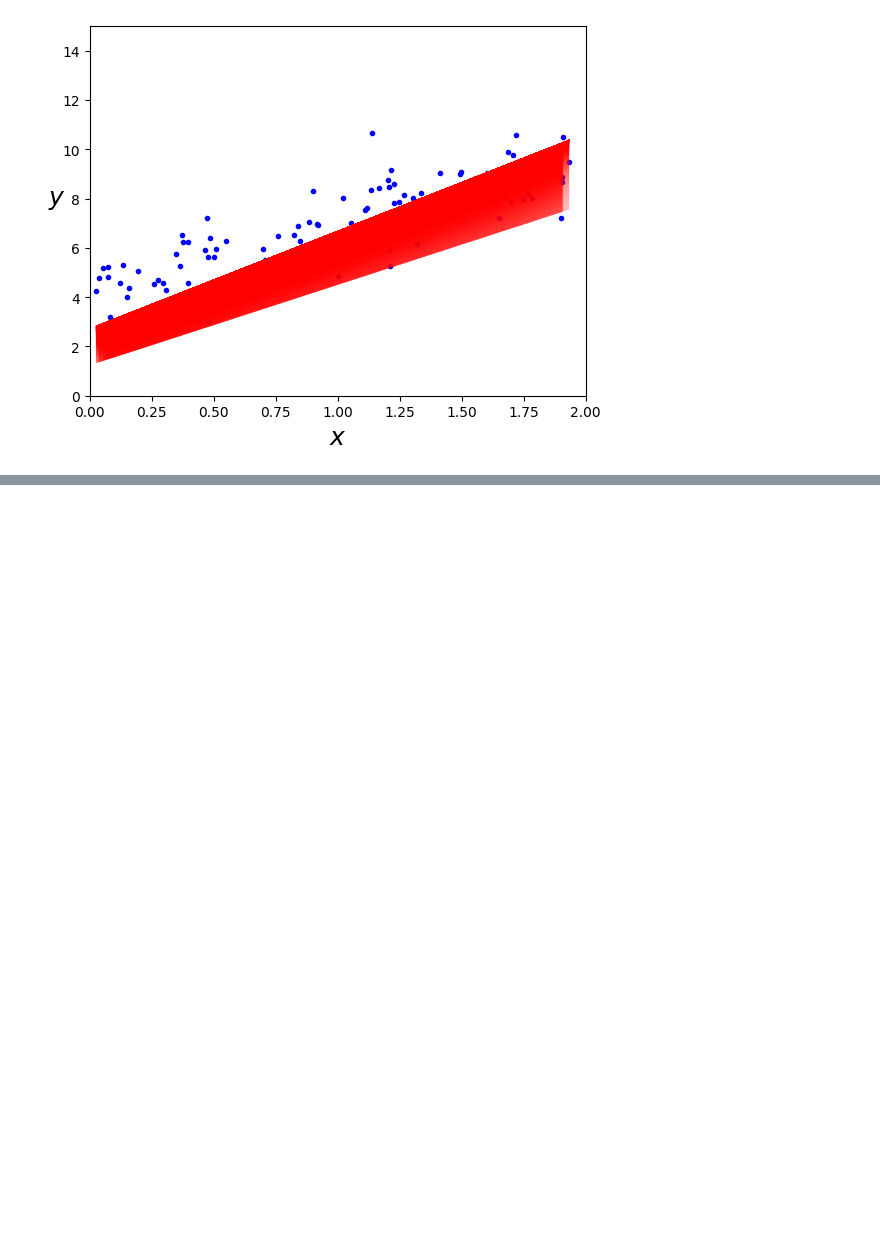
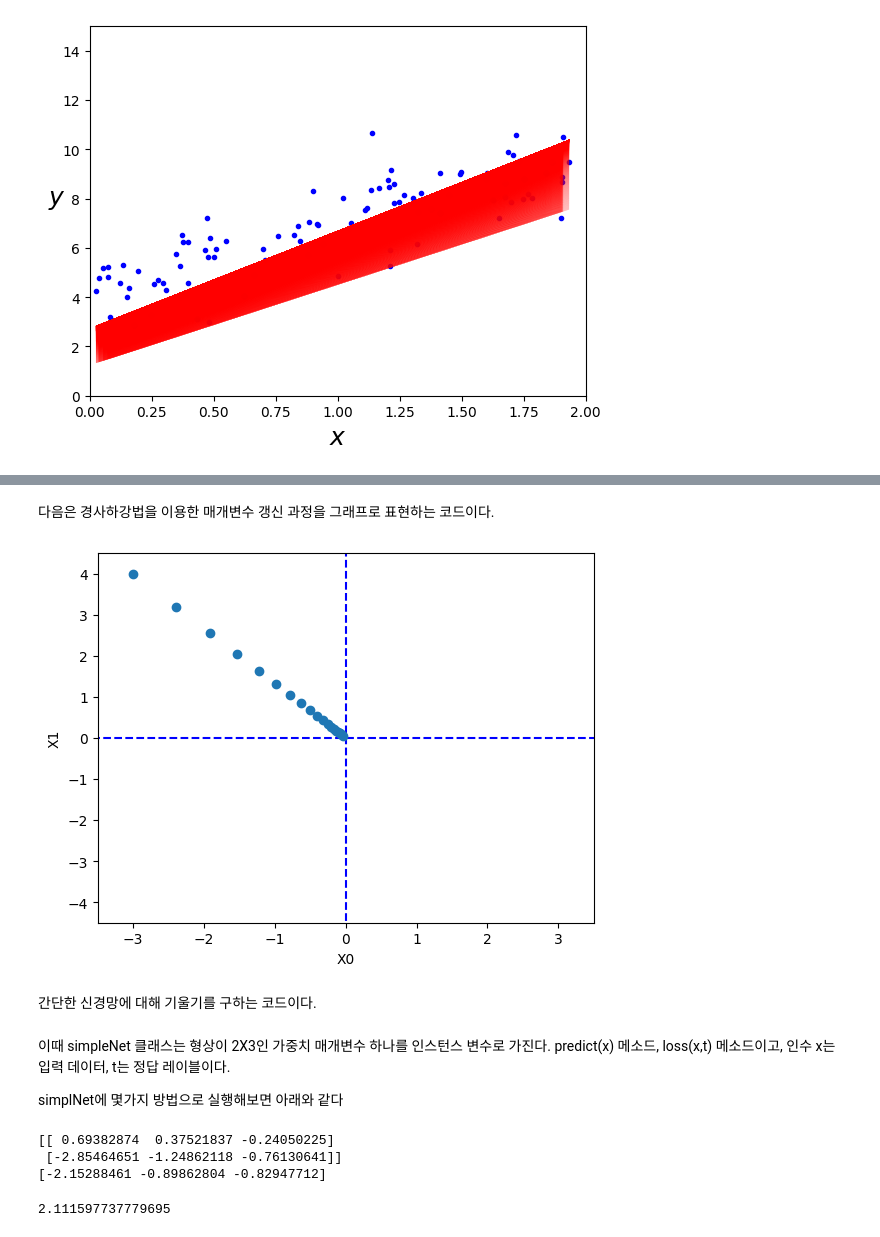
Before and after one commit to Jake0925/DeepLearning, a Jupyter notebook: 3_경사하강법GradientDescent.ipynb, the cells around one changed output, grey strips where cells are left out. Drawn from its saved outputs; the diff is of its cells as text; code cells hidden in the pictures; blank space fills up the shorter version.

```diff
--- a/3_경사하강법GradientDescent.ipynb
+++ b/3_경사하강법GradientDescent.ipynb
@@ -209,11 +253,0 @@ print(result)
-# %%
-#자연로그 y=logx 그래프
-
-%matplotlib inline
-import matplotlib.pylab as plt
-
-x = np.arange(0.001, 1.0, 0.001)
-y = np.log(x)
-plt.plot(x, y)
-plt.ylim(-5.0, 0.0) # y축의 범위 지정
-plt.show()
@@ -237,0 +266,42 @@ cross_entropy_error(np.array(y), np.array(t))
+# %%
+def gradient_descent(f, init_x, lr=0.01, step_num=100):
+    x = init_x
+
+    for i in range(step_num):
+        grad = numerical_gradient(f, x)
+        x -= lr * grad
+    return x
+# %% [markdown]
+다음은 경사하강법을 이용한 매개변수 갱신 과정을 그래프로 표현하는 코드이다.
+# %%
+def gradient_descent(f, init_x, lr=0.01, step_num=100):
+    x = init_x
+    x_history = []
+
+    for i in range(step_num):
+        x_history.append( x.copy() )
+
+        grad = numerical_gradient(f, x)
+        x -= lr * grad
+
+    return x, np.array(x_history)
+
+init_x = np.array([-3.0, 4.0])
+
+lr = 0.1
+step_num = 20
+x, x_history = gradient_descent(function_2, init_x, lr=lr, step_num=step_num)
+
+plt.plot( [-5, 5], [0,0], '--b')
+plt.plot( [0,0], [-5, 5], '--b')
+plt.plot(x_history[:,0], x_history[:,1], 'o')
+
+plt.xlim(-3.5, 3.5)
+plt.ylim(-4.5, 4.5)
+plt.xlabel("X0")
+plt.ylabel("X1")
+plt.show()
+# %% [output]
+[figure, added]
+# %% [markdown]
+간단한 신경망에 대해 기울기를 구하는 코드이다.
@@ -237,0 +366,23 @@ cross_entropy_error(np.array(y), np.array(t))
+# %% [markdown]
+이때 simpleNet 클래스는 형상이 2X3인 가중치 매개변수 하나를 인스턴스 변수로 가진다. predict(x) 메소드, loss(x,t) 메소드이고, 인수 x는 입력 데이터, t는 정답 레이블이다.
+
+simplNet에 몇가지 방법으로 실행해보면 아래와 같다
+# %%
+net = simpleNet()
+print(net.W) # 가중치 매개변수
+
+
+x = np.array([0.6, 0.9])
+p = net.predict(x)
+print(p)
+
+
+np.argmax(p) # 최대값의 인덱스
+
+t = np.array([1, 0, 0]) # 정답 레이블
+net.loss(x,t)
+# %% [output]
+[[ 0.69382874  0.37521837 -0.24050225]
+ [-2.85464651 -1.24862118 -0.76130641]]
+[-2.15288461 -0.89862804 -0.82947712]
+2.111597737779695
```
Also changed, not shown: parts of 11 cells of this notebook.
